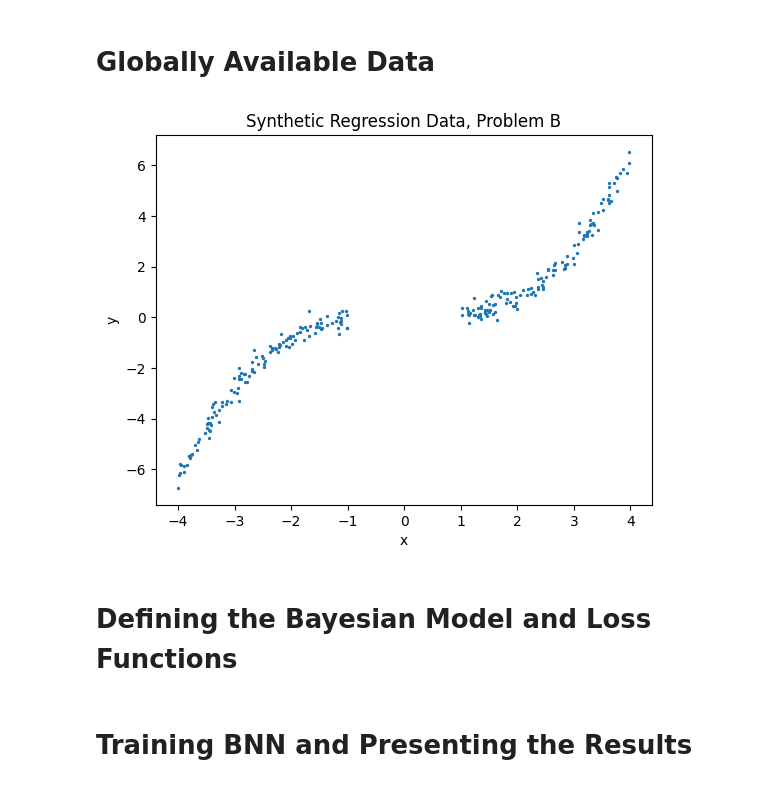
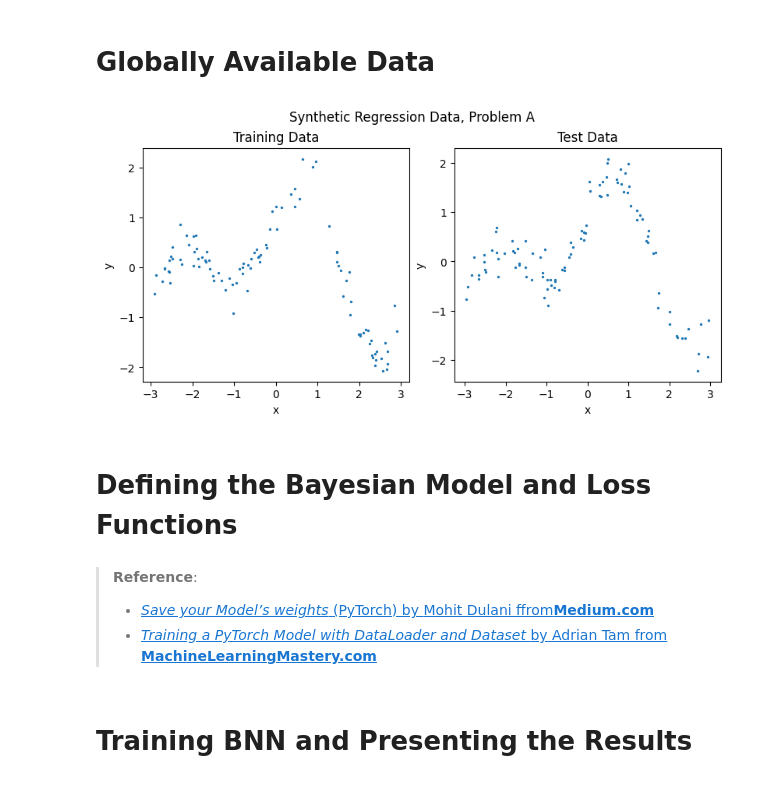
Before and after one commit to pranigopu/mastersProject, a Jupyter notebook: code/dependencies_for_bnn_using_vi.ipynb, the cells around one changed output. Cells and saved outputs as stored; diff of their text form; code cells hidden in the pictures.

```diff
--- a/code/dependencies_for_bnn_using_vi.ipynb
+++ b/code/dependencies_for_bnn_using_vi.ipynb
@@ -27,12 +28,10 @@ importing Jupyter notebook from .\dependencies_for_data_generation.ipynb
 # %%
 # Initialising data variables by generating a synthetic problem's data:
 x_train, y_train, x_test, y_test = None, None, None, None
 if __name__ == '__main__':
-    x_train, y_train, x_test, y_test = generate_data('B')
-else:
-    x_train, y_train, x_test, y_test = generate_data('B', visualise_problem=False)
+    x_train, y_train, x_test, y_test = generate_data('A')
 # %% [output]
-[figure, old version]
+[figure, new version]
 # %% [markdown]
 # Defining the Bayesian Model and Loss Functions
 # %%
@@ -96,3 +147,9 @@ class BNN:
+# %% [markdown]
+> **Reference**:
+>
+> - [_Save your Model’s weights_ (PyTorch) by
+Mohit Dulani ffrom**Medium.com**](https://medium.com/@mohitdulani/save-your-models-weights-ee457d368637)
+> - [_Training a PyTorch Model with DataLoader and Dataset_ by Adrian Tam from **MachineLearningMastery.com**](https://machinelearningmastery.com/training-a-pytorch-model-with-dataloader-and-dataset/)
 # %% [markdown]
 # Training BNN and Presenting the Results
 # %%
```
Also changed, not shown: parts of 4 cells of this notebook, 6 other files.
